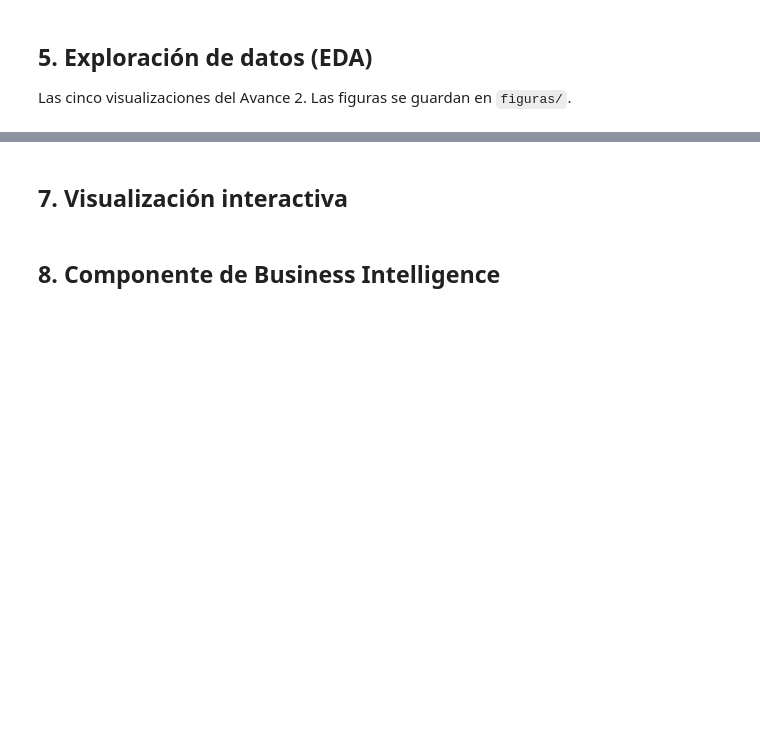
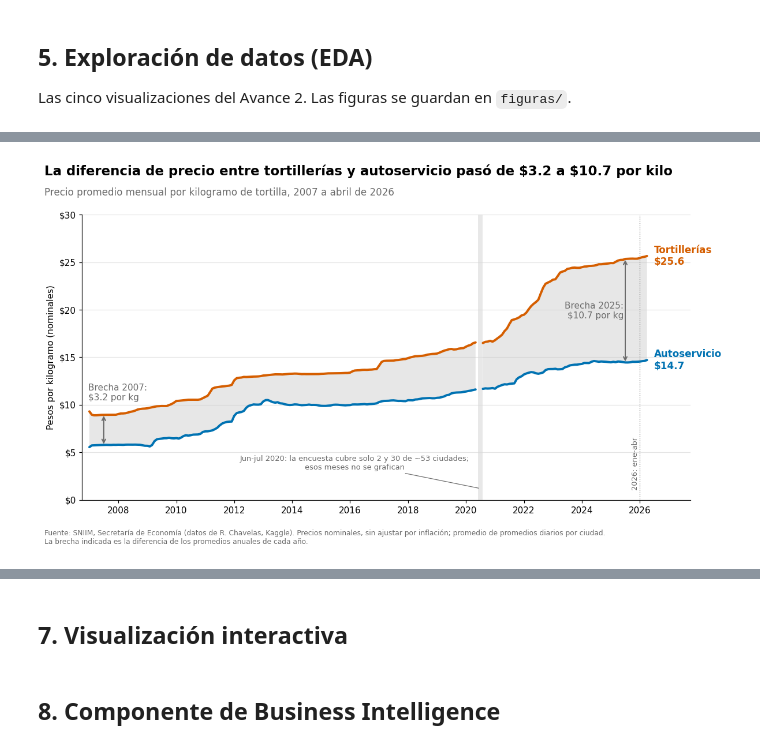
Before and after one commit to yomidev/tortilla_prices, a Jupyter notebook: notebooks/proyecto_tortilla.ipynb, the cells around one changed output, grey strips where cells are left out. Drawn from its saved outputs; the diff is of its cells as text; code cells hidden in the pictures; blank space fills up the shorter version.

Commit message:
Visualizacion Estatica

```diff
--- a/notebooks/proyecto_tortilla.ipynb
+++ b/notebooks/proyecto_tortilla.ipynb
@@ -213,0 +264,81 @@ for fig in (fig1_histograma, fig2_barras_entidad, fig3_mapa_calor, fig4_serie_ti
+# %%
+import matplotlib.dates as mdates
+from matplotlib.ticker import FuncFormatter
+
+UMBRAL_CIUDADES = 45
+
+serie = (d.set_index("Fecha").groupby("Canal")["Precio"].resample("MS").mean().unstack(0))
+ciudades = (d.assign(Mes=d["Fecha"].dt.to_period("M").dt.to_timestamp())
+              .groupby(["Mes", "Canal"])["City"].nunique().unstack())
+meses_omitidos = ciudades.index[(ciudades < UMBRAL_CIUDADES).any(axis=1)]
+serie_plot = serie.copy()
+serie_plot.loc[meses_omitidos] = np.nan
+
+anual = d.groupby(["Year", "Canal"])["Precio"].mean().unstack()
+brecha = anual["Tortillerías"] - anual["Autoservicio"]
+b07, b25 = brecha[2007], brecha[2025]
+
+NARANJA, AZUL, GRIS = COLORES["Tortillerías"], COLORES["Autoservicio"], "#6b6b6b"
+
+fig, ax = plt.subplots(figsize=(11, 6.2))
+ax.fill_between(serie_plot.index, serie_plot["Autoservicio"], serie_plot["Tortillerías"],
+                color="#bdbdbd", alpha=0.35, linewidth=0, label="_nolegend_")
+ax.plot(serie_plot.index, serie_plot["Tortillerías"], color=NARANJA, lw=2.6, solid_capstyle="round")
+ax.plot(serie_plot.index, serie_plot["Autoservicio"], color=AZUL, lw=2.6, solid_capstyle="round")
+
+ult = serie.index.max()
+for canal, color in (("Tortillerías", NARANJA), ("Autoservicio", AZUL)):
+    ax.annotate(f"{canal}\n\\${serie.loc[ult, canal]:.1f}", xy=(ult, serie.loc[ult, canal]),
+                xytext=(8, 0), textcoords="offset points", va="center",
+                color=color, fontsize=11, fontweight="bold")
+
+def anota_brecha(anio, valor, dx_texto):
+    f = pd.Timestamp(f"{anio}-07-01")
+    y0, y1 = serie.loc[f, "Autoservicio"], serie.loc[f, "Tortillerías"]
+    ax.annotate("", xy=(f, y1), xytext=(f, y0),
+                arrowprops=dict(arrowstyle="<->", color=GRIS, lw=1.3, shrinkA=1, shrinkB=1))
+    ax.text(f + pd.Timedelta(days=dx_texto), (y0 + y1) / 2, f"Brecha {anio}:\n\\${valor:.1f} por kg",
+            color=GRIS, fontsize=10, va="center")
+
+anota_brecha(2007, b07, 95)
+ax.texts[-1].set_position((pd.Timestamp("2006-12-15"), 10.3))
+ax.texts[-1].set_va("bottom")
+anota_brecha(2025, b25, -20)
+ax.texts[-1].set_ha("right")
+
+ax.axvspan(pd.Timestamp("2020-06-01"), pd.Timestamp("2020-08-01"), color="#d9d9d9", alpha=0.6, lw=0)
+ax.annotate("Jun-jul 2020: la encuesta cubre solo 2 y 30 de ~53 ciudades;\nesos meses no se grafican",
+            xy=(pd.Timestamp("2020-07-01"), 1.2), xytext=(pd.Timestamp("2016-03-01"), 3.2),
+            fontsize=8.5, color=GRIS, ha="center",
+            arrowprops=dict(arrowstyle="-", color=GRIS, lw=0.8))
+ax.axvline(pd.Timestamp("2026-01-01"), color=GRIS, lw=0.8, ls=":")
+ax.text(pd.Timestamp("2025-12-20"), 1.0, "2026: ene-abr", rotation=90,
+        ha="right", va="bottom", fontsize=8.5, color=GRIS)
+
+ax.set_ylim(0, 30)
+ax.set_xlim(pd.Timestamp("2006-10-01"), pd.Timestamp("2027-10-01"))
+ax.yaxis.set_major_formatter(FuncFormatter(lambda v, _: f"${v:.0f}"))
+ax.xaxis.set_major_locator(mdates.YearLocator(2))
+ax.xaxis.set_major_formatter(mdates.DateFormatter("%Y"))
+ax.grid(axis="y", color="#e5e5e5", lw=0.8)
+ax.set_axisbelow(True)
+ax.set_ylabel("Pesos por kilogramo (nominales)")
+ax.spines[["top", "right"]].set_visible(False)
+
+fig.text(0.01, 0.975, f"La diferencia de precio entre tortillerías y autoservicio pasó de \\${b07:.1f} a \\${b25:.1f} por kilo",
+         ha="left", va="top", fontsize=15, fontweight="bold")
+fig.text(0.01, 0.917, "Precio promedio mensual por kilogramo de tortilla, 2007 a abril de 2026",
+         ha="left", va="top", fontsize=11, color=GRIS)
+fig.text(0.01, 0.01,
+         "Fuente: SNIIM, Secretaría de Economía (datos de R. Chavelas, Kaggle). Precios nominales, sin ajustar por inflación; "
+         "promedio de promedios diarios por ciudad.\n"
+         "La brecha indicada es la diferencia de los promedios anuales de cada año.",
+         ha="left", fontsize=8, color=GRIS)
+fig.tight_layout(rect=(0, 0.06, 1, 0.88))
+fig.savefig(CARPETA_FIG / "fig_estatica_serie_tiempo.png", dpi=200)
+plt.show()
+
+print("Meses omitidos:", [m.strftime("%Y-%m") for m in meses_omitidos])
+print("Brecha anual 2007 y 2025:", round(b07, 2), round(b25, 2))
+# %% [output]
+[figure, added]
```
Also changed, not shown: parts of 9 cells of this notebook.
